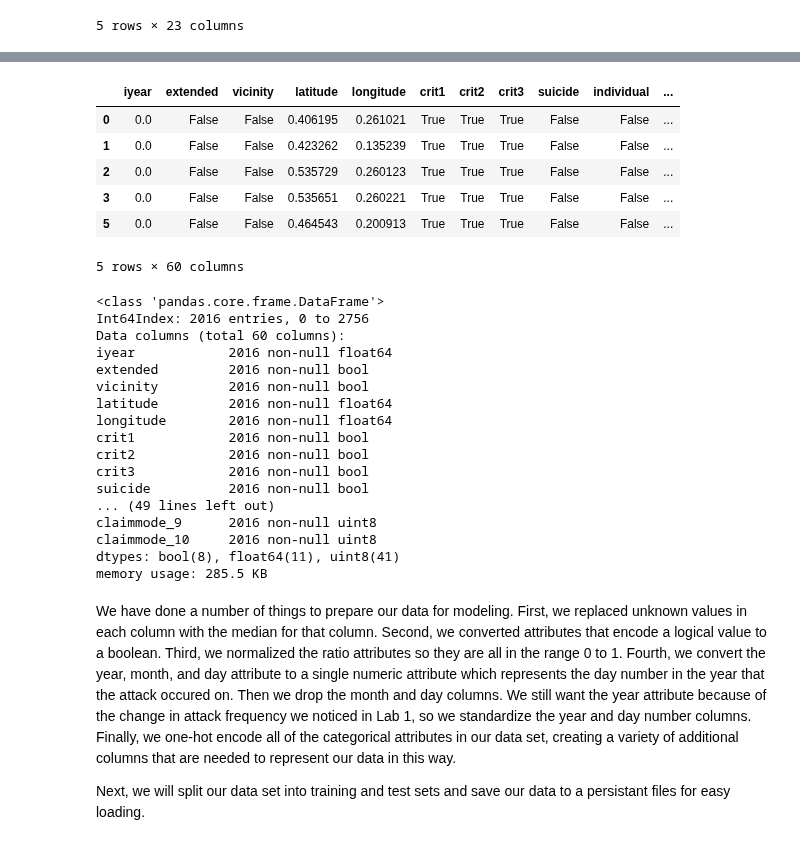
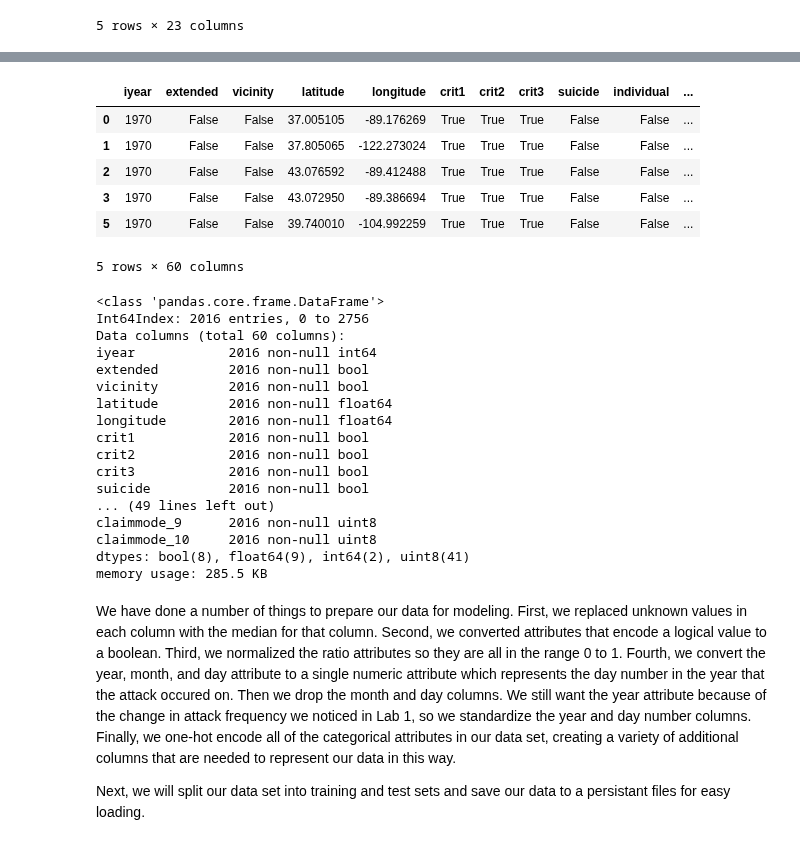
Before and after one commit to jakecarlson1/machine-learning-labs, a Jupyter notebook: Lab4/Lab 4 - Extending Logistic Regression.ipynb, the cells around one changed output, grey strips where cells are left out. Cells and saved outputs as stored; diff of their text form; code cells hidden in the pictures.

Commit message:
Removed ratio col normalization to experiment with prediction

```diff
--- a/Lab4/Lab 4 - Extending Logistic Regression.ipynb
+++ b/Lab4/Lab 4 - Extending Logistic Regression.ipynb
@@ -237,46 +237,46 @@ for l in logical_cols:
     df[l] = df[l].astype('bool')
 
 # normalize ratio cols
-min_max_scaler = preprocessing.MinMaxScaler()
-df[ratio_cols] = min_max_scaler.fit_transform(df[ratio_cols])
+# min_max_scaler = preprocessing.MinMaxScaler()
+# df[ratio_cols] = min_max_scaler.fit_transform(df[ratio_cols])
 
 # standardize date attributes
 # use year, month, and day to get day number in year
 day_list = []
 for r in df[['iyear', 'imonth', 'iday']].iterrows():
     # fudge day 0 to 1
     if r[1].iday == 0:
         day_list.append(
             datetime(r[1].iyear, r[1].imonth, 1).timetuple().tm_yday)
     else:
         day_list.append(
             datetime(r[1].iyear, r[1].imonth, r[1].iday).timetuple().tm_yday)
 
 df = df.assign(dayn=day_list)
 
 # drop month and day attributes
 df.drop(['imonth', 'iday'], axis=1, inplace=True)
 
 # normalize day number and year col
-df['iyear'] = df['iyear'].astype(np.float64)
-df['dayn'] = df['dayn'].astype(np.float64)
-df[['iyear', 'dayn']] = min_max_scaler.fit_transform(df[['iyear', 'dayn']])
+# df['iyear'] = df['iyear'].astype(np.float64)
+# df['dayn'] = df['dayn'].astype(np.float64)
+# df[['iyear', 'dayn']] = min_max_scaler.fit_transform(df[['iyear', 'dayn']])
 
 # convert categorical cols as ints
 for c in categorical_cols:
     df[c] = df[c].astype(np.int64)
 
 # one-hot encode categorical cols
 df = pd.get_dummies(df, prefix=categorical_cols, columns=categorical_cols)
 
 df.head()
 # %% [output]
 |  | iyear | extended | vicinity | latitude | longitude | crit1 | crit2 | crit3 | suicide | individual | ... |
-| 0 | 0.0 | False | False | 0.406195 | 0.261021 | True | True | True | False | False | ... |
-| 1 | 0.0 | False | False | 0.423262 | 0.135239 | True | True | True | False | False | ... |
-| 2 | 0.0 | False | False | 0.535729 | 0.260123 | True | True | True | False | False | ... |
-| 3 | 0.0 | False | False | 0.535651 | 0.260221 | True | True | True | False | False | ... |
-| 5 | 0.0 | False | False | 0.464543 | 0.200913 | True | True | True | False | False | ... |
+| 0 | 1970 | False | False | 37.005105 | -89.176269 | True | True | True | False | False | ... |
+| 1 | 1970 | False | False | 37.805065 | -122.273024 | True | True | True | False | False | ... |
+| 2 | 1970 | False | False | 43.076592 | -89.412488 | True | True | True | False | False | ... |
+| 3 | 1970 | False | False | 43.072950 | -89.386694 | True | True | True | False | False | ... |
+| 5 | 1970 | False | False | 39.740010 | -104.992259 | True | True | True | False | False | ... |
 5 rows × 60 columns
 # %%
 df.info()
@@ -284,7 +284,7 @@ df.info()
 <class 'pandas.core.frame.DataFrame'>
 Int64Index: 2016 entries, 0 to 2756
 Data columns (total 60 columns):
-iyear            2016 non-null float64
+iyear            2016 non-null int64
 extended         2016 non-null bool
 vicinity         2016 non-null bool
 latitude         2016 non-null float64
@@ -296,7 +296,7 @@ suicide          2016 non-null bool
 ... (49 lines left out)
 claimmode_9      2016 non-null uint8
 claimmode_10     2016 non-null uint8
-dtypes: bool(8), float64(11), uint8(41)
+dtypes: bool(8), float64(9), int64(2), uint8(41)
 memory usage: 285.5 KB
 # %% [markdown]
 We have done a number of things to prepare our data for modeling. First, we replaced unknown values in each column with the median for that column. Second, we converted attributes that encode a logical value to a boolean. Third, we normalized the ratio attributes so they are all in the range 0 to 1. Fourth, we convert the year, month, and day attribute to a single numeric attribute which represents the day number in the year that the attack occured on. Then we drop the month and day columns. We still want the year attribute because of the change in attack frequency we noticed in Lab 1, so we standardize the year and day number columns. Finally, we one-hot encode all of the categorical attributes in our data set, creating a variety of additional columns that are needed to represent our data in this way.
```
Also changed, not shown: parts of 3 cells of this notebook, 1 other file.
